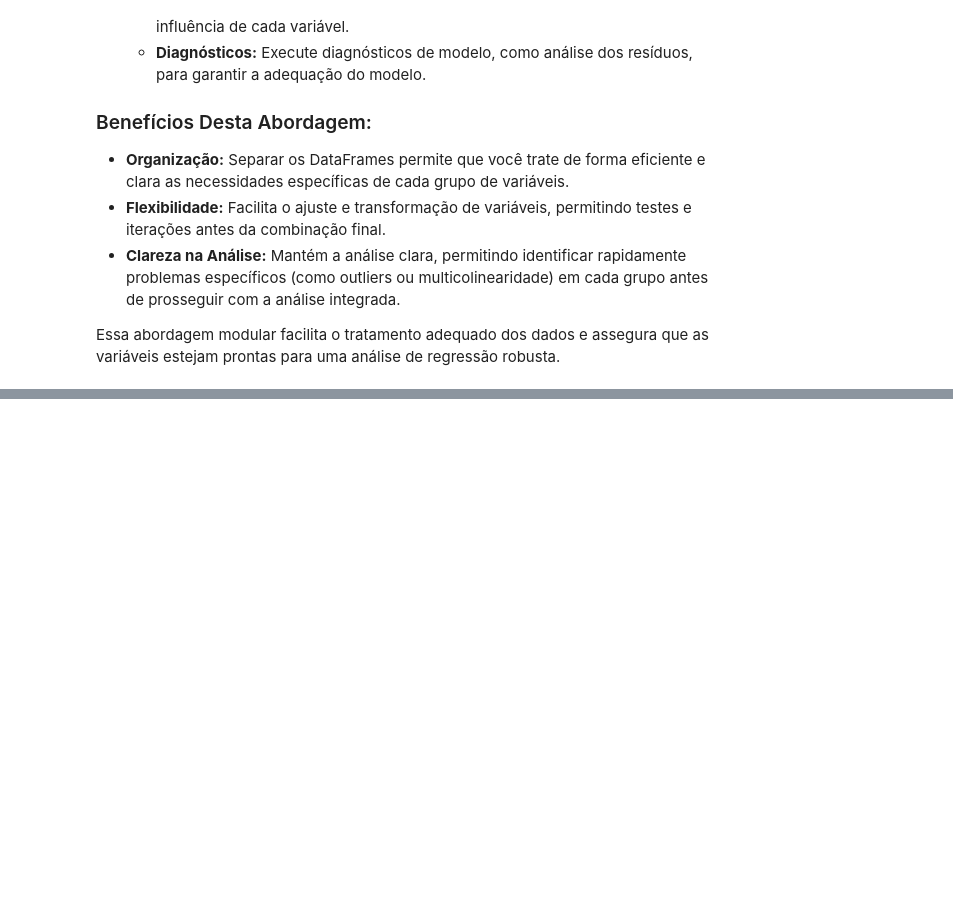
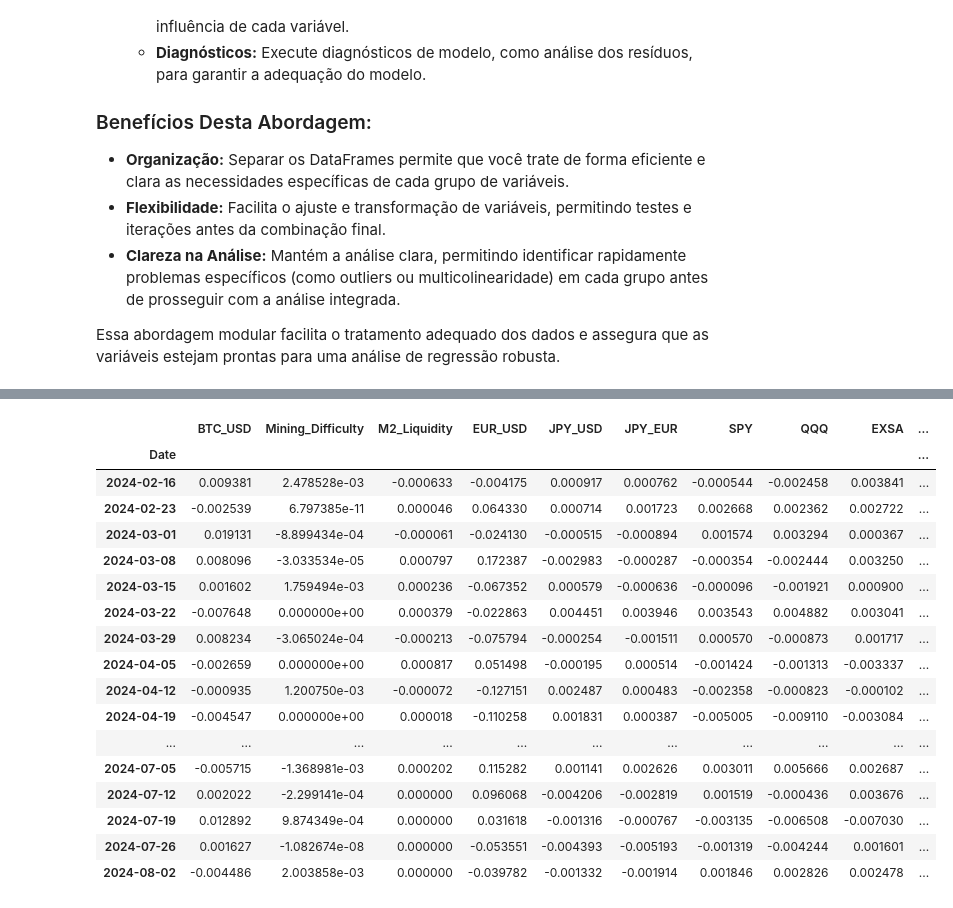
Before and after one commit to notp1ssed/ProjetoFinal-PosGraduacaoEngenhariaFinanceira, a Jupyter notebook: projeto_download_join_data.ipynb, the cells around one changed output, grey strips where cells are left out. Drawn from its saved outputs; the diff is of its cells as text; code cells hidden in the pictures; blank space fills up the shorter version.

```diff
--- a/projeto_download_join_data.ipynb
+++ b/projeto_download_join_data.ipynb
@@ -356,7 +358,7 @@ df_daily_mod.to_csv(f"df_daily.csv", date_format='%Y-%m-%d')
 # %% [markdown]
 # Load Data
 # %%
-opencsv = pd.read_csv(r"D:\OneDrive - Instituto Politecnico de Castelo Branco\002_Learning\001_Pos_Graduacao\Ciclo 5 - Projeto Final\ProjetoFinal-PosGraduacaoEngenhariaFinanceira\df_daily.csv", sep=",")
+opencsv = pd.read_csv("https://raw.githubusercontent.com/notp1ssed/ProjetoFinal-PosGraduacaoEngenhariaFinanceira/main/df_daily.csv", sep=",")
 opencsv.set_index('Date', inplace=True)
 opencsv.index = pd.to_datetime(opencsv.index)
 opencsv = opencsv.astype(float)
@@ -478,0 +524,6 @@ Essa abordagem modular facilita o tratamento adequado dos dados e assegura que a
+# %%
+# DF cumulativa
+
+cumulative_df = opencsv.copy()
+cumulative_df.drop(columns=["USD_OnChain_Volume", "Nr_Transactions", "Nr_Addresses", "BTC_PageViews", "Crypto_PageViews"], inplace=True)
+cumulative_df
@@ -478,0 +545,3 @@ Essa abordagem modular facilita o tratamento adequado dos dados e assegura que a
+# %%
+week_cumulative_df = cumulative_df.resample('W-FRI').last() # close semanal à sexta feira
+week_cumulative_df
@@ -478,0 +563,26 @@ Essa abordagem modular facilita o tratamento adequado dos dados e assegura que a
+# %%
+# log df
+
+log_week_cumulative_df = np.log10(week_cumulative_df) # transformacao logaritcmica de todas as colunas
+pct_log_week_cumulative_df = log_week_cumulative_df.pct_change()
+# %%
+pct_log_week_cumulative_df.tail(25)
+# %% [output]
+|  | BTC_USD | Mining_Difficulty | M2_Liquidity | EUR_USD | JPY_USD | JPY_EUR | SPY | QQQ | EXSA | ... |
+| Date |  |  |  |  |  |  |  |  |  | ... |
+| 2024-02-16 | 0.009381 | 2.478528e-03 | -0.000633 | -0.004175 | 0.000917 | 0.000762 | -0.000544 | -0.002458 | 0.003841 | ... |
+| 2024-02-23 | -0.002539 | 6.797385e-11 | 0.000046 | 0.064330 | 0.000714 | 0.001723 | 0.002668 | 0.002362 | 0.002722 | ... |
+| 2024-03-01 | 0.019131 | -8.899434e-04 | -0.000061 | -0.024130 | -0.000515 | -0.000894 | 0.001574 | 0.003294 | 0.000367 | ... |
+| 2024-03-08 | 0.008096 | -3.033534e-05 | 0.000797 | 0.172387 | -0.002983 | -0.000287 | -0.000354 | -0.002444 | 0.003250 | ... |
+| 2024-03-15 | 0.001602 | 1.759494e-03 | 0.000236 | -0.067352 | 0.000579 | -0.000636 | -0.000096 | -0.001921 | 0.000900 | ... |
+| 2024-03-22 | -0.007648 | 0.000000e+00 | 0.000379 | -0.022863 | 0.004451 | 0.003946 | 0.003543 | 0.004882 | 0.003041 | ... |
+| 2024-03-29 | 0.008234 | -3.065024e-04 | -0.000213 | -0.075794 | -0.000254 | -0.001511 | 0.000570 | -0.000873 | 0.001717 | ... |
+| 2024-04-05 | -0.002659 | 0.000000e+00 | 0.000817 | 0.051498 | -0.000195 | 0.000514 | -0.001424 | -0.001313 | -0.003337 | ... |
+| 2024-04-12 | -0.000935 | 1.200750e-03 | -0.000072 | -0.127151 | 0.002487 | 0.000483 | -0.002358 | -0.000823 | -0.000102 | ... |
+| 2024-04-19 | -0.004547 | 0.000000e+00 | 0.000018 | -0.110258 | 0.001831 | 0.000387 | -0.005005 | -0.009110 | -0.003084 | ... |
+| ... | ... | ... | ... | ... | ... | ... | ... | ... | ... | ... |
+| 2024-07-05 | -0.005715 | -1.368981e-03 | 0.000202 | 0.115282 | 0.001141 | 0.002626 | 0.003011 | 0.005666 | 0.002687 | ... |
+| 2024-07-12 | 0.002022 | -2.299141e-04 | 0.000000 | 0.096068 | -0.004206 | -0.002819 | 0.001519 | -0.000436 | 0.003676 | ... |
+| 2024-07-19 | 0.012892 | 9.874349e-04 | 0.000000 | 0.031618 | -0.001316 | -0.000767 | -0.003135 | -0.006508 | -0.007030 | ... |
+| 2024-07-26 | 0.001627 | -1.082674e-08 | 0.000000 | -0.053551 | -0.004393 | -0.005193 | -0.001319 | -0.004244 | 0.001601 | ... |
+| 2024-08-02 | -0.004486 | 2.003858e-03 | 0.000000 | -0.039782 | -0.001332 | -0.001914 | 0.001846 | 0.002826 | 0.002478 | ... |
```
Also changed, not shown: parts of 12 cells of this notebook, 4 other files.
